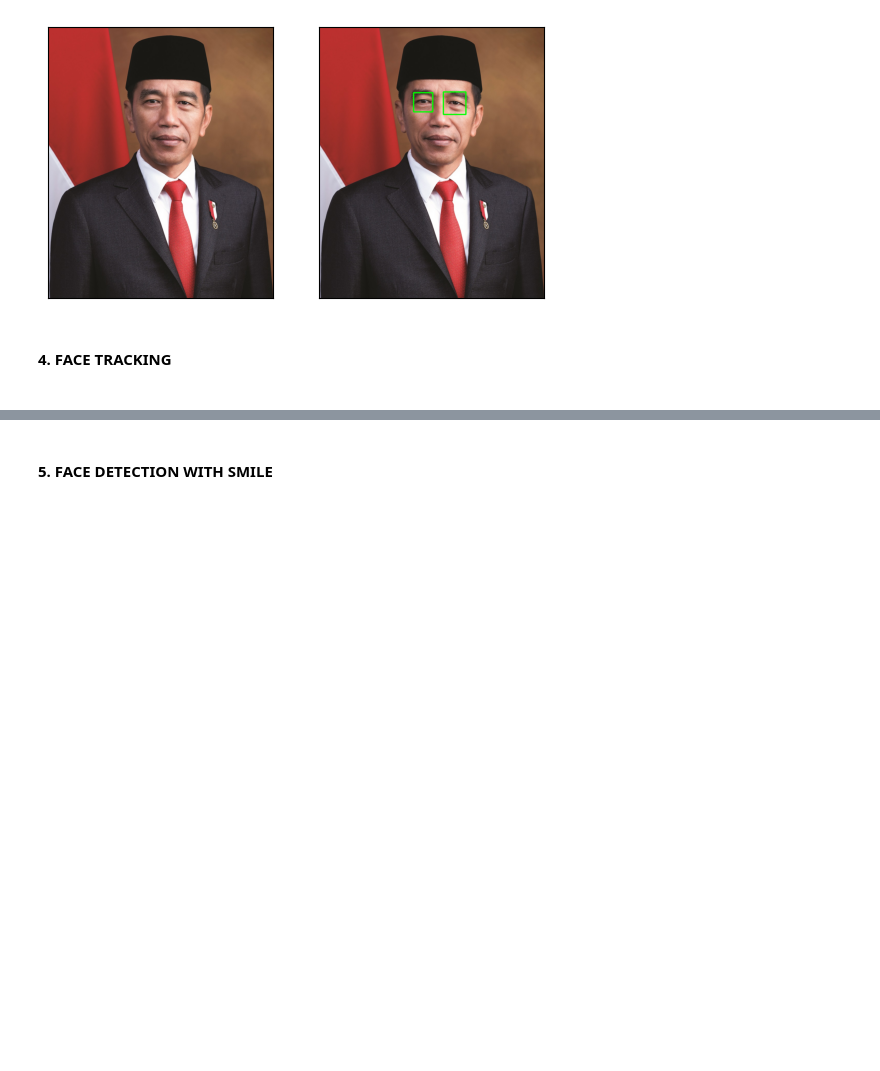
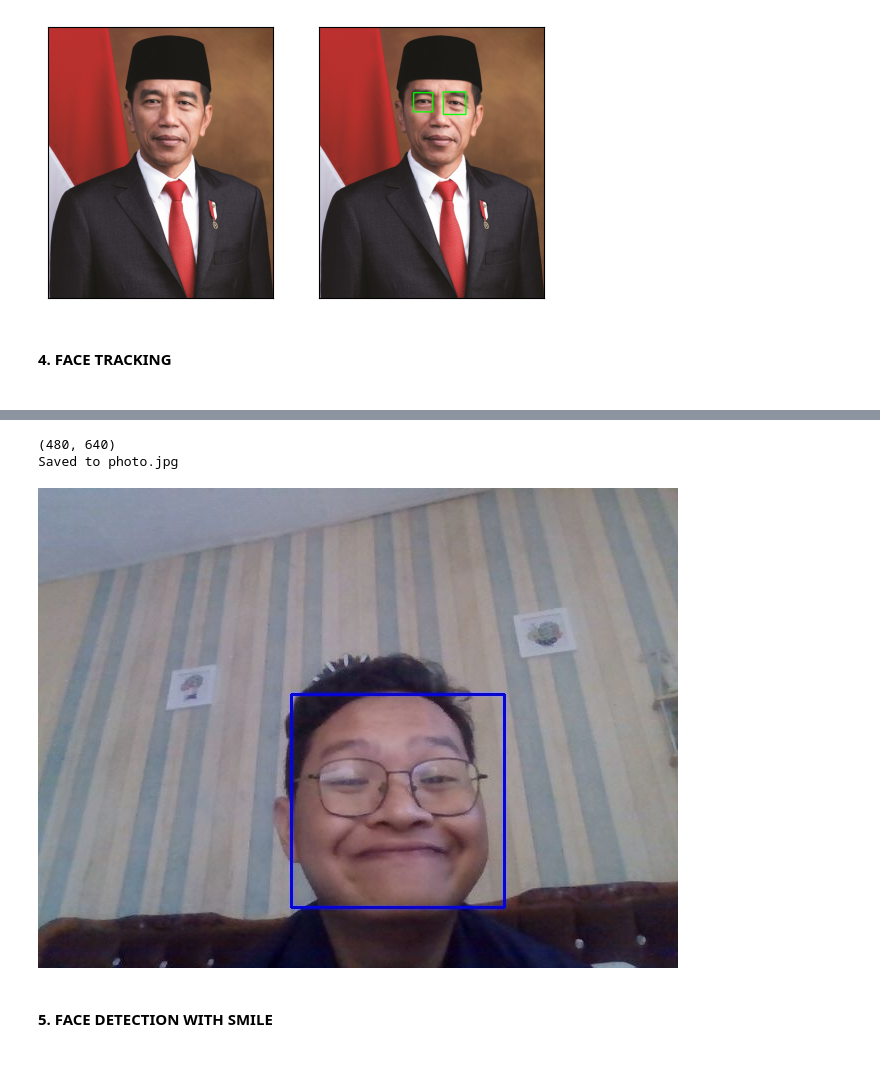
Before and after one commit to nurilhaidar/PCVK, a Jupyter notebook: Week12.ipynb, the cells around one changed output, grey strips where cells are left out. Cells and saved outputs as stored; diff of their text form; code cells hidden in the pictures; blank space fills up the shorter version.

```diff
--- a/Week12.ipynb
+++ b/Week12.ipynb
@@ -115,3 +115,5 @@ eyes_detection(cv.imread('/content/drive/MyDrive/Images/Face Detection/jokowi.jp
 [figure]
 # %% [markdown]
 **<h4>4. FACE TRACKING<h4>**
+# %%
+face_cascade = cv.CascadeClassifier('/content/drive/MyDrive/Images/Face Detection/haarcascade_frontalface_alt.xml')
@@ -118,8 +125,20 @@ eyes_detection(cv.imread('/content/drive/MyDrive/Images/Face Detection/jokowi.jp
+# %%
+def js_to_image(js_reply):
+  """
+  Params:
+          js_reply: JavaScript object containing image from webcam
+  Returns:
+          img: OpenCV BGR image
+  """
+  # decode base64 image
+  image_bytes = b64decode(js_reply.split(',')[1])
+  # convert bytes to numpy array
+  jpg_as_np = np.frombuffer(image_bytes, dtype=np.uint8)
+  # decode numpy array into OpenCV BGR image
+  img = cv.imdecode(jpg_as_np, flags=1)
+
+  return img
 # %%
-from IPython.display import display, Javascript
-from google.colab.output import eval_js
-from base64 import b64decode
-
 def take_photo(filename='photo.jpg', quality=0.8):
   js = Javascript('''
     async function takePhoto(quality) {
@@ -153,15 +172,26 @@ def take_photo(filename='photo.jpg', quality=0.8):
     }
     ''')
   display(js)
+
+  # get photo data
   data = eval_js('takePhoto({})'.format(quality))
-  binary = b64decode(data.split(',')[1])
-  with open(filename, 'wb') as f:
-    f.write(binary)
+  # get OpenCV format image
+  img = js_to_image(data)
+  # grayscale img
+  gray = cv.cvtColor(img, cv.COLOR_RGB2GRAY)
+  print(gray.shape)
+  # get face bounding box coordinates using Haar Cascade
+  faces = face_cascade.detectMultiScale(gray)
+  # draw face bounding box on image
+  for (x,y,w,h) in faces:
+      img = cv.rectangle(img,(x,y),(x+w,y+h),(255,0,0),2)
+  # save image
+  cv.imwrite(filename, img)
+
   return filename
 # %%
-from IPython.display import Image
 try:
-  filename = take_photo()
+  filename = take_photo('photo.jpg')
   print('Saved to {}'.format(filename))
 
   # Show the image which was just taken.
@@ -170,3 +200,4 @@ except Exception as err:
   # Errors will be thrown if the user does not have a webcam or if they do not
   # grant the page permission to access it.
   print(str(err))
+# %% [output]
@@ -173,3 +205,6 @@ except Exception as err:
+(480, 640)
+Saved to photo.jpg
+[figure, added]
 # %% [markdown]
 **<h4>5. FACE DETECTION WITH SMILE<h4>**
 # %%
```
Also changed, not shown: parts of 2 cells of this notebook.
